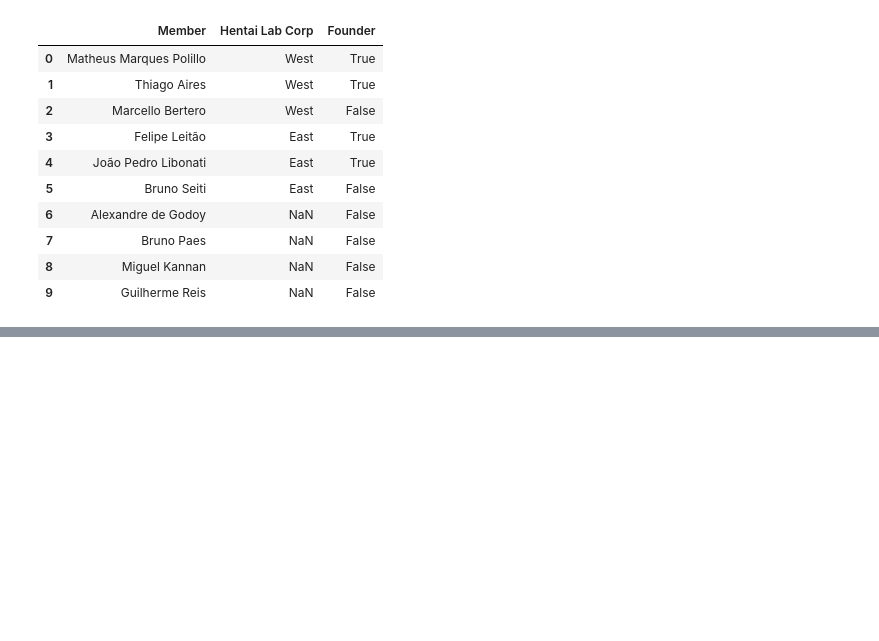
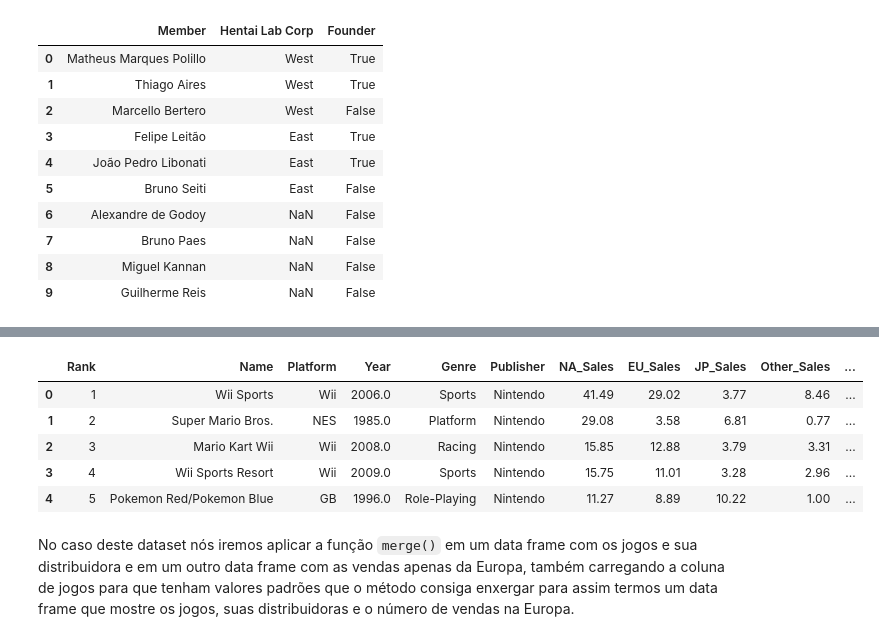
Before and after one commit to hentai-lab/Machine-Learning, a Jupyter notebook: notebooks/Atividades/Atividade - Pré-processamento de dados e análise descritiva.ipynb, the cells around one changed output, grey strips where cells are left out. Saved outputs shown, nothing was run; the diff lists cells and outputs as text; code cells hidden in the pictures; blank space fills up the shorter version.

```diff
--- a/notebooks/Atividades/Atividade - Pré-processamento de dados e análise descritiva.ipynb
+++ b/notebooks/Atividades/Atividade - Pré-processamento de dados e análise descritiva.ipynb
@@ -430,0 +479,14 @@ hl_merge_df
+# %%
+vgs_data = pandas.read_csv("../../docs/vgsales.csv")
+vgs_df = pandas.DataFrame(vgs_data)
+
+vgs_df.head()
+# %% [output]
+|  | Rank | Name | Platform | Year | Genre | Publisher | NA_Sales | EU_Sales | JP_Sales | Other_Sales | ... |
+| 0 | 1 | Wii Sports | Wii | 2006.0 | Sports | Nintendo | 41.49 | 29.02 | 3.77 | 8.46 | ... |
+| 1 | 2 | Super Mario Bros. | NES | 1985.0 | Platform | Nintendo | 29.08 | 3.58 | 6.81 | 0.77 | ... |
+| 2 | 3 | Mario Kart Wii | Wii | 2008.0 | Racing | Nintendo | 15.85 | 12.88 | 3.79 | 3.31 | ... |
+| 3 | 4 | Wii Sports Resort | Wii | 2009.0 | Sports | Nintendo | 15.75 | 11.01 | 3.28 | 2.96 | ... |
+| 4 | 5 | Pokemon Red/Pokemon Blue | GB | 1996.0 | Role-Playing | Nintendo | 11.27 | 8.89 | 10.22 | 1.00 | ... |
+# %% [markdown]
+No caso deste dataset nós iremos aplicar a função `merge()` em um data frame com os jogos e sua distribuidora e em um outro data frame com as vendas apenas da Europa, também carregando a coluna de jogos para que tenham valores padrões que o método consiga enxergar para assim termos um data frame que mostre os jogos, suas distribuidoras e o número de vendas na Europa.
```
Also changed, not shown: parts of 60 cells of this notebook, 2 other files.
